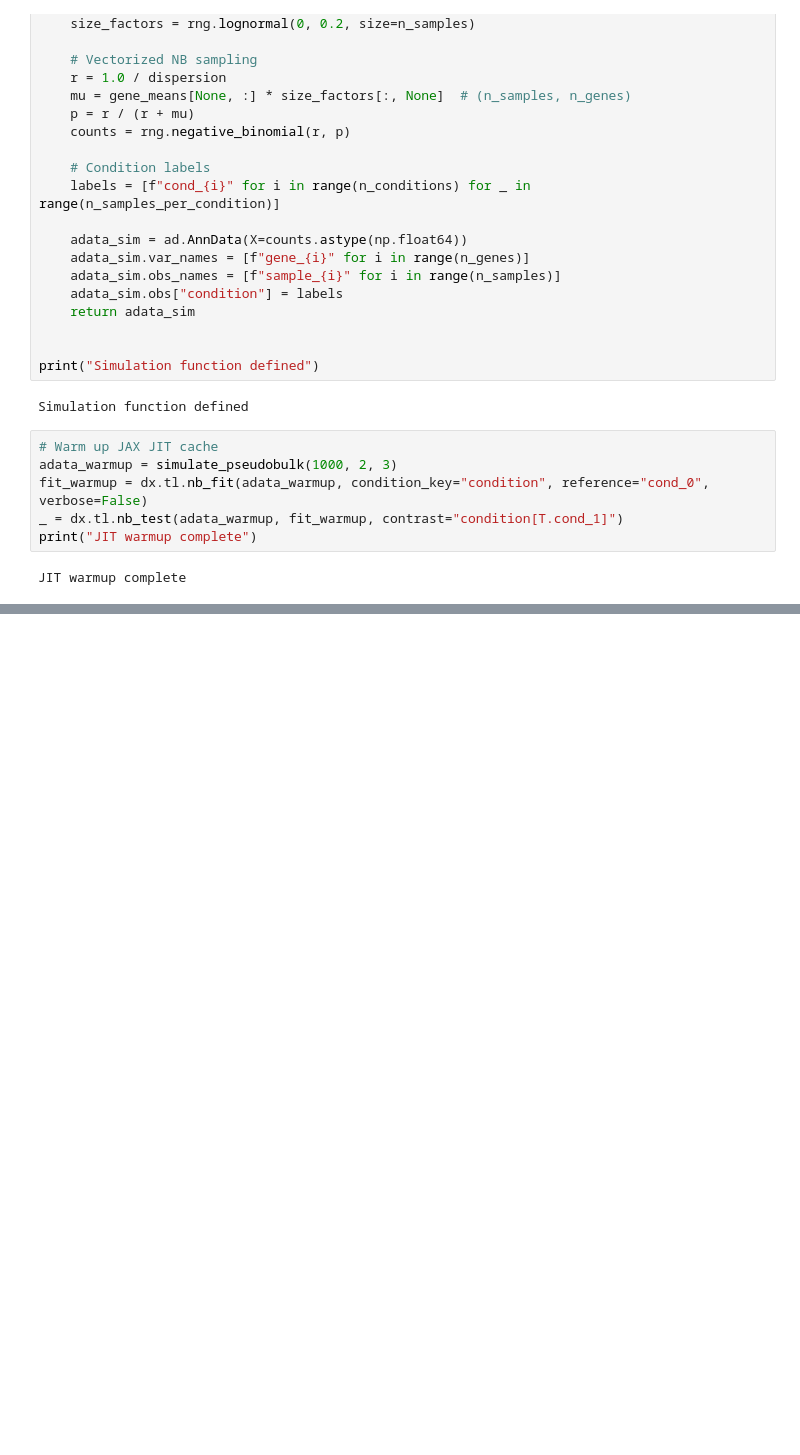
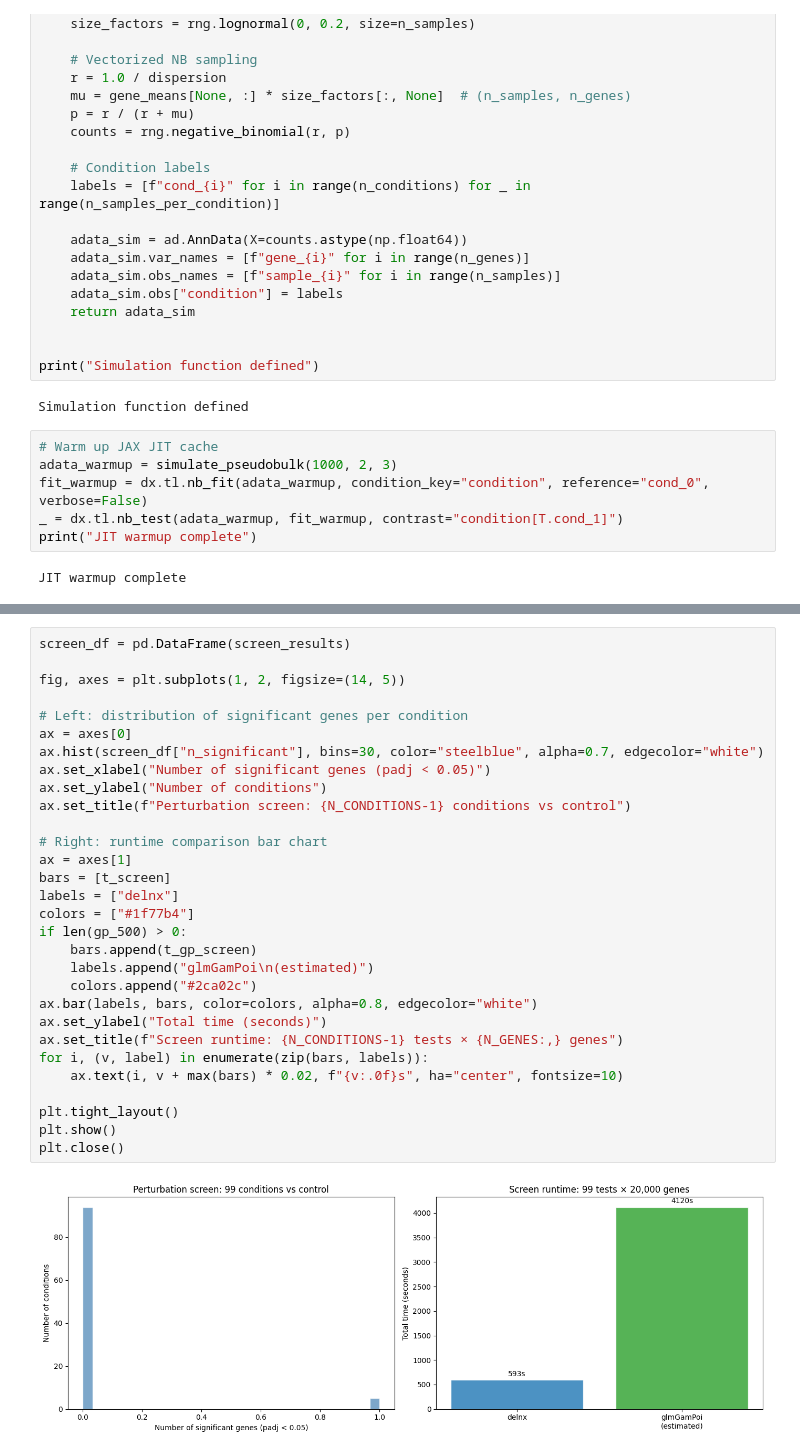
Before and after one commit to mlbelab/delnx, a Jupyter notebook: docs/notebooks/benchmark.ipynb, the cells around one changed output, grey strips where cells are left out. Cells and saved outputs as stored; diff of their text form; blank space fills up the shorter version.

```diff
--- a/docs/notebooks/benchmark.ipynb
+++ b/docs/notebooks/benchmark.ipynb
@@ -394,0 +466,32 @@ plt.close()
+# %%
+screen_df = pd.DataFrame(screen_results)
+
+fig, axes = plt.subplots(1, 2, figsize=(14, 5))
+
+# Left: distribution of significant genes per condition
+ax = axes[0]
+ax.hist(screen_df["n_significant"], bins=30, color="steelblue", alpha=0.7, edgecolor="white")
+ax.set_xlabel("Number of significant genes (padj < 0.05)")
+ax.set_ylabel("Number of conditions")
+ax.set_title(f"Perturbation screen: {N_CONDITIONS-1} conditions vs control")
+
+# Right: runtime comparison bar chart
+ax = axes[1]
+bars = [t_screen]
+labels = ["delnx"]
+colors = ["#1f77b4"]
+if len(gp_500) > 0:
+    bars.append(t_gp_screen)
+    labels.append("glmGamPoi\n(estimated)")
+    colors.append("#2ca02c")
+ax.bar(labels, bars, color=colors, alpha=0.8, edgecolor="white")
+ax.set_ylabel("Total time (seconds)")
+ax.set_title(f"Screen runtime: {N_CONDITIONS-1} tests × {N_GENES:,} genes")
+for i, (v, label) in enumerate(zip(bars, labels)):
+    ax.text(i, v + max(bars) * 0.02, f"{v:.0f}s", ha="center", fontsize=10)
+
+plt.tight_layout()
+plt.show()
+plt.close()
+# %% [output]
+[figure, added]
```
Also changed, not shown: parts of 11 cells of this notebook, 1 other file.
